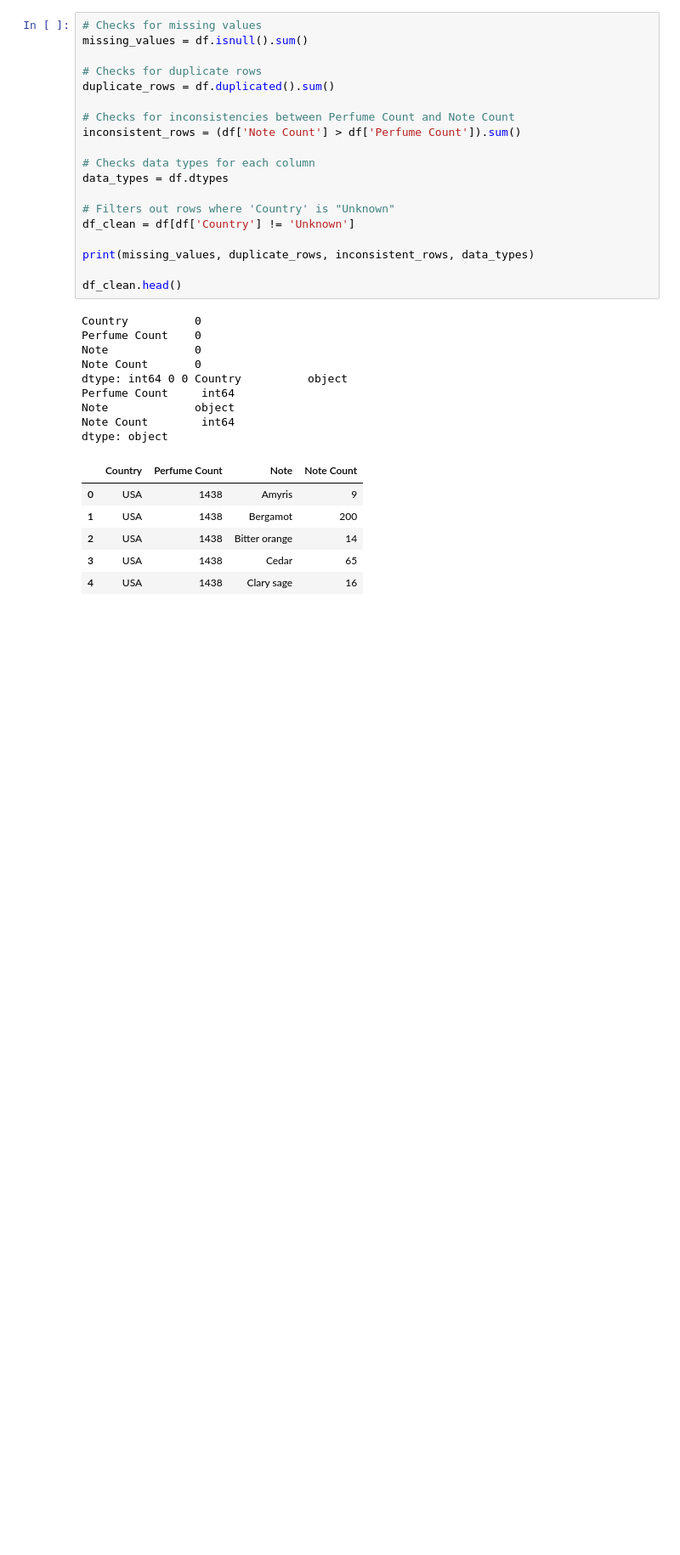
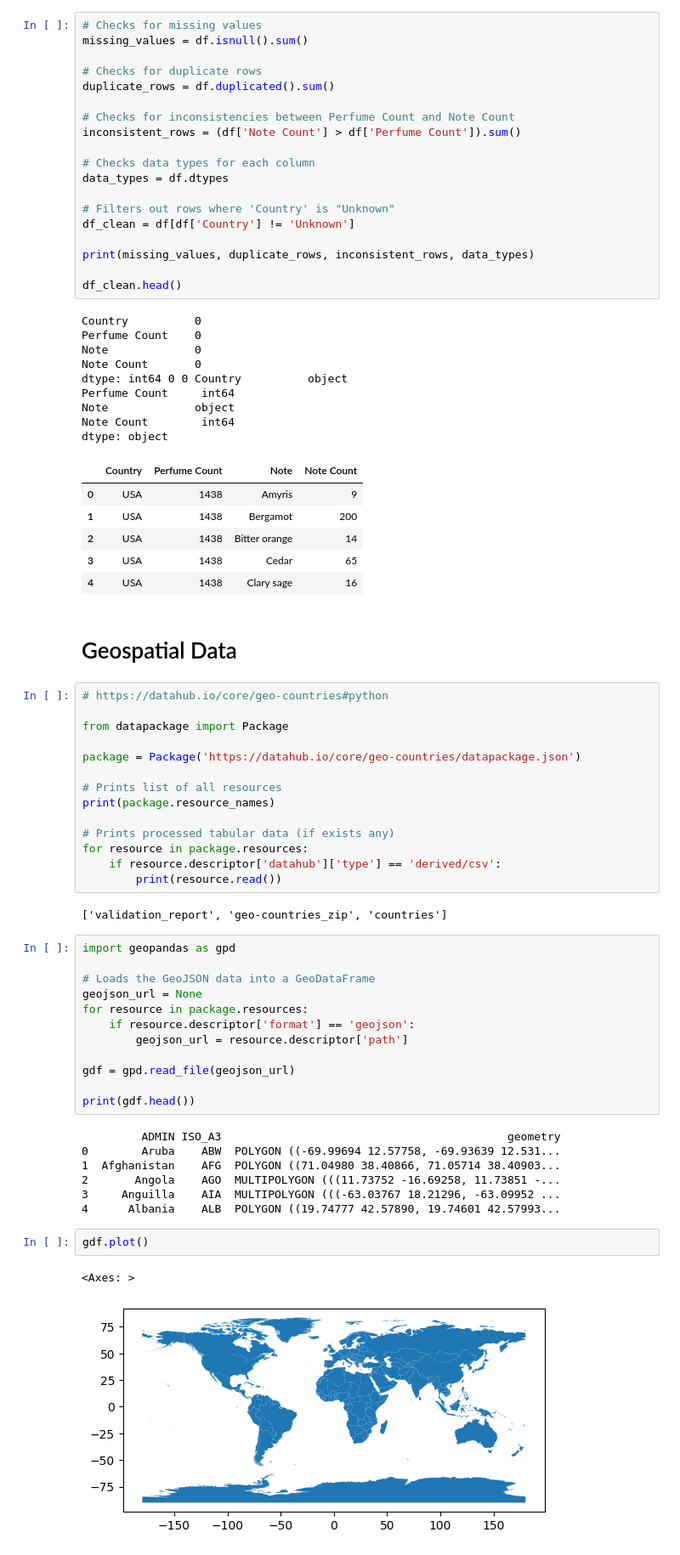
Before and after one commit to hordiienkoalina/fragrance-scraper, a Jupyter notebook: notebooks/analysis.ipynb, the cells around one changed output. Shown at 85% size. Saved outputs shown, nothing was run; the diff lists cells and outputs as text; blank space fills up the shorter version.

Commit message:
imported geoJSON data

```diff
--- a/notebooks/analysis.ipynb
+++ b/notebooks/analysis.ipynb
@@ -47,3 +47,45 @@ dtype: object
 | 2 | USA | 1438 | Bitter orange | 14 |
 | 3 | USA | 1438 | Cedar | 65 |
 | 4 | USA | 1438 | Clary sage | 16 |
+# %% [markdown]
+# Geospatial Data
+# %%
+# https://datahub.io/core/geo-countries#python
+
+from datapackage import Package
+
+package = Package('https://datahub.io/core/geo-countries/datapackage.json')
+
+# Prints list of all resources
+print(package.resource_names)
+
+# Prints processed tabular data (if exists any)
+for resource in package.resources:
+    if resource.descriptor['datahub']['type'] == 'derived/csv':
+        print(resource.read())
+# %% [output]
+['validation_report', 'geo-countries_zip', 'countries']
+# %%
+import geopandas as gpd
+
+# Loads the GeoJSON data into a GeoDataFrame
+geojson_url = None
+for resource in package.resources:
+    if resource.descriptor['format'] == 'geojson':
+        geojson_url = resource.descriptor['path']
+
+gdf = gpd.read_file(geojson_url)
+
+print(gdf.head())
+# %% [output]
+         ADMIN ISO_A3                                           geometry
+0        Aruba    ABW  POLYGON ((-69.99694 12.57758, -69.93639 12.531...
+1  Afghanistan    AFG  POLYGON ((71.04980 38.40866, 71.05714 38.40903...
+2       Angola    AGO  MULTIPOLYGON (((11.73752 -16.69258, 11.73851 -...
+3     Anguilla    AIA  MULTIPOLYGON (((-63.03767 18.21296, -63.09952 ...
+4      Albania    ALB  POLYGON ((19.74777 42.57890, 19.74601 42.57993...
+# %%
+gdf.plot()
+# %% [output]
+<Axes: >
+[figure, added]
```
Also changed, not shown: 2 other files.
